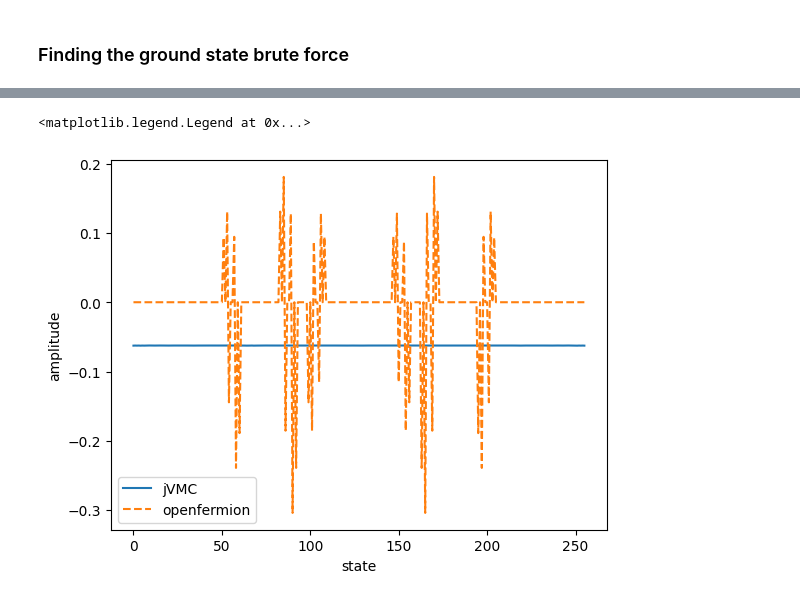
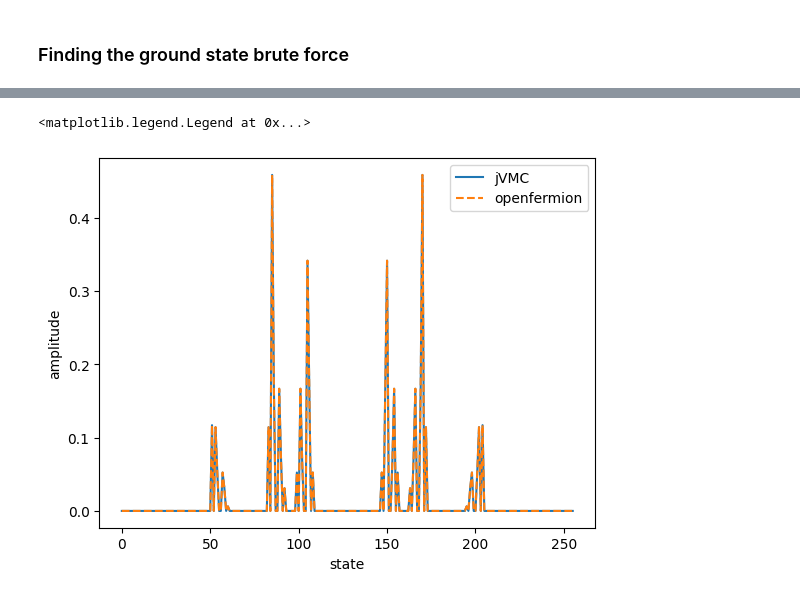
Before and after one commit to markusschmitt/vmc_jax, a Jupyter notebook: examples/ex7_fermions.ipynb, the cells around one changed output, grey strips where cells are left out. Saved outputs shown, nothing was run; the diff lists cells and outputs as text; code cells hidden in the pictures.

```diff
--- a/examples/ex7_fermions.ipynb
+++ b/examples/ex7_fermions.ipynb
@@ -92,21 +96,21 @@ mu = -2.0 # chemical potential
 V = 4.0 # interaction
 L = 4   # number of sites
 flavour = 2 # number of flavours
-spinL = flavour*L # number of spins time
+flavourL = flavour*L # number of spins time
 
 # initalize the Hamitonian
 hamiltonian = op.BranchFreeOperator()
 # impurity definitions
 site1UP = 0
-site1DO = spinL-1#//flavour
+site1DO = flavourL-1#//flavour
 # loop over the 1d lattice
-for i in range(0,spinL//flavour):
+for i in range(0,flavourL//flavour):
     # interaction
     hamiltonian.add(op.scal_opstr( V, ( number(site1UP + i) , number(site1DO - i) ) ) )
     # chemical potential
     hamiltonian.add(op.scal_opstr(mu , ( number(site1UP + i) ,) ) )
     hamiltonian.add(op.scal_opstr(mu , ( number(site1DO - i) ,) ) )
-    if i == spinL//flavour-1:
+    if i == flavourL//flavour-1:
         continue
     # up chain hopping
     hamiltonian.add(op.scal_opstr( t, ( annihilation(site1UP + i) ,creation(site1UP + i + 1)  ) ) )
@@ -121,10 +125,10 @@ for i in range(0,spinL//flavour):
 
 H = 0.0*fop()
 # loop over the 1d lattice
-for i in range(0,spinL//flavour):
+for i in range(0,flavourL//flavour):
     H += fop(((site1UP + i,1),(site1UP + i,0),(site1DO - i,1),(site1DO - i,0)),V)
     H += fop(((site1UP + i,1),(site1UP + i,0)),mu) + fop(((site1DO - i,1),(site1DO - i,0)),mu)
-    if i == spinL//flavour-1:
+    if i == flavourL//flavour-1:
         continue
     # up chain
     H += (fop(((site1UP + i,1),(site1UP + i + 1,0)),t) + fop(((site1UP + i + 1,1),(site1UP + i,0)),t))
@@ -138,11 +142,11 @@ for i in range(0,spinL//flavour):
 ham = get_sparse_operator(H)
 a, b = np.linalg.eigh(ham.toarray())
 
-chi_model = Target(L=L, d=2)
+chi_model = Target(L=flavourL, d=2)
 chi = NQS(chi_model)
-chi(jnp.array(jnp.ones((1, 1, L))))
+chi(jnp.array(jnp.ones((1, 1, flavourL))))
 chi.set_parameters(b[:,0]+1e-14)
-chiSampler = jVMC.sampler.ExactSampler(chi, (L,))
+chiSampler = jVMC.sampler.ExactSampler(chi, (flavourL,))
 # %%
 s, logPsi, p = chiSampler.sample()
 sPrime, _ = hamiltonian.get_s_primes(s)
@@ -157,10 +161,10 @@ jVMC: -4.50000000, Openfermion: -9.95314531
 ### Finding the ground state brute force
 # %%
 # Set up variational wave function
-all_states = Target(L=L, d=2)
+all_states = Target(L=flavourL, d=2)
 psi = NQS(all_states)
 # initialize NQS
-print("Net init: ",psi(jnp.array(jnp.ones((1, 1, L)))))
+print("Net init: ",psi(jnp.array(jnp.ones((1, 1, flavourL)))))
 # Set up exact sampler
-exactSampler = jVMC.sampler.ExactSampler(psi, L)
+exactSampler = jVMC.sampler.ExactSampler(psi, flavourL)
 # %% [output]
@@ -217,15 +222,15 @@ KeyboardInterrupt:
 # %%
 s, logPsi, _ = exactSampler.sample()
 var_wf = np.real(np.exp(logPsi))[0]
 # normalizing the wave function
 var_wf /= var_wf.dot(var_wf)**0.5
 
 figure = plt.figure(dpi=100)
 plt.xlabel('state')
 plt.ylabel('amplitude')
-plt.plot(-var_wf,label='jVMC')
+plt.plot(var_wf,label='jVMC')
 plt.plot(np.exp(chi(s)).real[0],'--',label='openfermion')
 plt.legend()
 # %% [output]
 <matplotlib.legend.Legend at 0x...>
-[figure, old version]
+[figure, new version]
```
Also changed, not shown: parts of 4 cells of this notebook.
